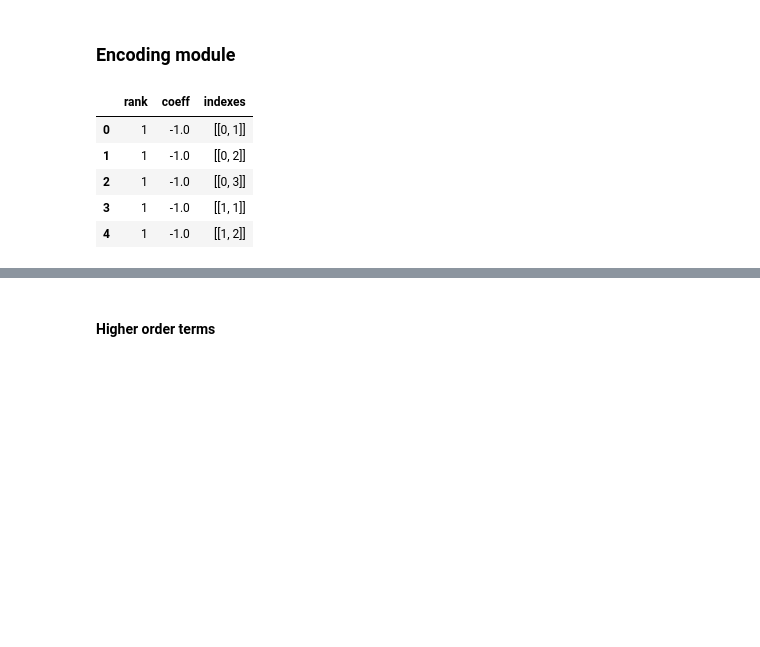
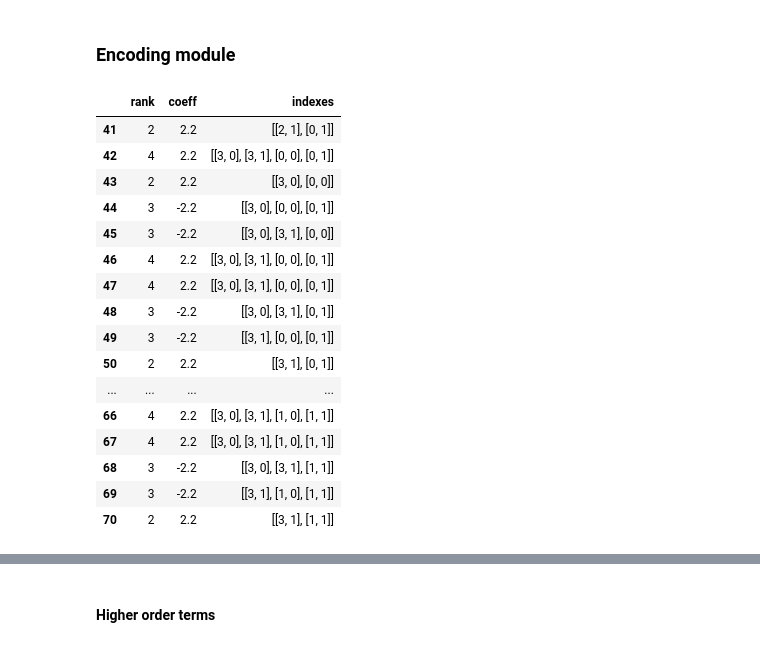
Before and after one commit to GiacomoFrn/QUBO-optimization, a Jupyter notebook: encoder.ipynb, the cells around one changed output, grey strips where cells are left out. Cells and saved outputs as stored; diff of their text form; code cells hidden in the pictures; blank space fills up the shorter version.

```diff
--- a/encoder.ipynb
+++ b/encoder.ipynb
@@ -434,13 +460,24 @@ key_to_qubo_dict
 encoding = 'standard'
 
 # get qubo df
-qubo_df = qubo_from_data(photo_req_df, constraints_df, 'standard')
+qubo_df = qubo_from_data(photo_req_df, constraints_df, encoding)
-# %%
-qubo_df.head()
-# %% [output]
-|  | rank | coeff | indexes |
-| 0 | 1 | -1.0 | [[0, 1]] |
-| 1 | 1 | -1.0 | [[0, 2]] |
-| 2 | 1 | -1.0 | [[0, 3]] |
-| 3 | 1 | -1.0 | [[1, 1]] |
-| 4 | 1 | -1.0 | [[1, 2]] |
+# %%
+qubo_df.tail(30)
+# %% [output]
+|  | rank | coeff | indexes |
+| 41 | 2 | 2.2 | [[2, 1], [0, 1]] |
+| 42 | 4 | 2.2 | [[3, 0], [3, 1], [0, 0], [0, 1]] |
+| 43 | 2 | 2.2 | [[3, 0], [0, 0]] |
+| 44 | 3 | -2.2 | [[3, 0], [0, 0], [0, 1]] |
+| 45 | 3 | -2.2 | [[3, 0], [3, 1], [0, 0]] |
+| 46 | 4 | 2.2 | [[3, 0], [3, 1], [0, 0], [0, 1]] |
+| 47 | 4 | 2.2 | [[3, 0], [3, 1], [0, 0], [0, 1]] |
+| 48 | 3 | -2.2 | [[3, 0], [3, 1], [0, 1]] |
+| 49 | 3 | -2.2 | [[3, 1], [0, 0], [0, 1]] |
+| 50 | 2 | 2.2 | [[3, 1], [0, 1]] |
+| ... | ... | ... | ... |
+| 66 | 4 | 2.2 | [[3, 0], [3, 1], [1, 0], [1, 1]] |
+| 67 | 4 | 2.2 | [[3, 0], [3, 1], [1, 0], [1, 1]] |
+| 68 | 3 | -2.2 | [[3, 0], [3, 1], [1, 1]] |
+| 69 | 3 | -2.2 | [[3, 1], [1, 0], [1, 1]] |
+| 70 | 2 | 2.2 | [[3, 1], [1, 1]] |
```
Also changed, not shown: parts of 24 cells of this notebook, 1 other file.
